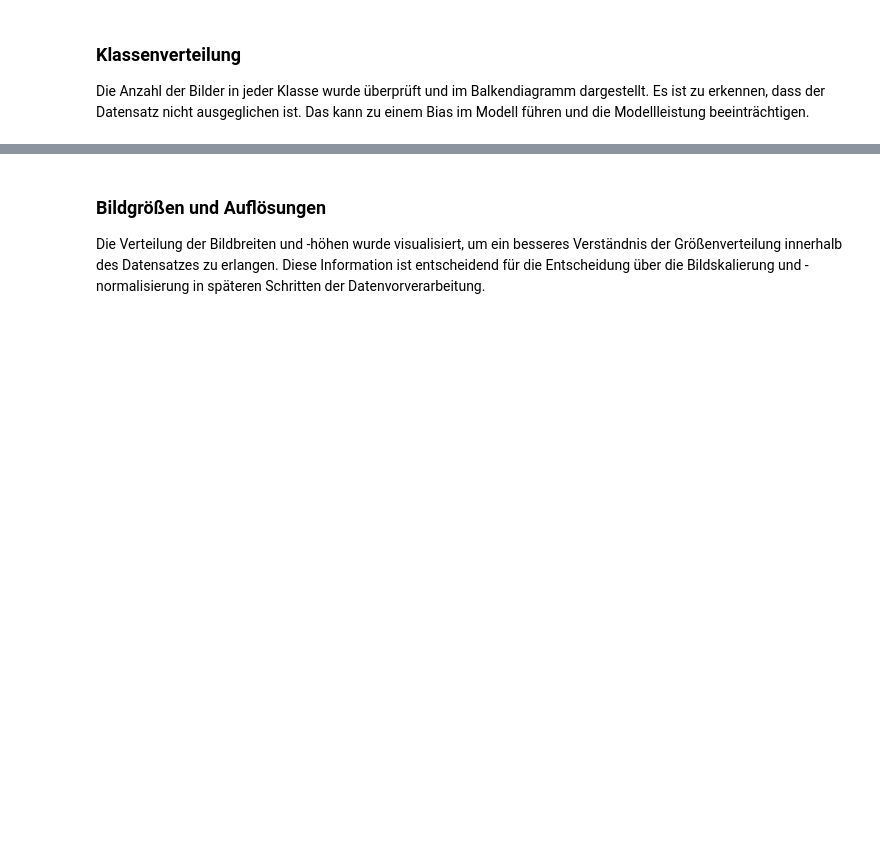
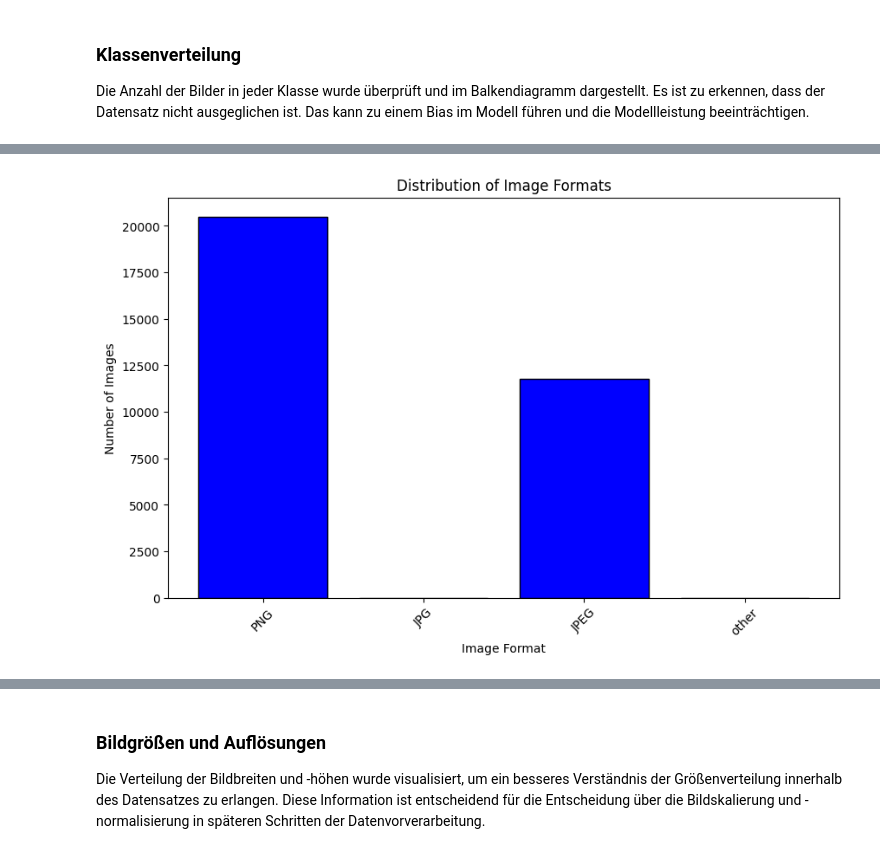
Before and after one commit to LeonHenne/NAK-ML, a Jupyter notebook: Sneezy.ipynb, the cells around one changed output, grey strips where cells are left out. Saved outputs shown, nothing was run; the diff lists cells and outputs as text; code cells hidden in the pictures; blank space fills up the shorter version.

```diff
--- a/Sneezy.ipynb
+++ b/Sneezy.ipynb
@@ -255,0 +295,31 @@ plt.show()
+# %%
+import matplotlib.pyplot as plt
+from PIL import Image
+
+def check_file_types():
+  file_format_counts = {'PNG': 0, 'JPG': 0, 'JPEG': 0, 'other': 0}
+
+  # Iterate through the folder_image_data dictionary
+  for folder, data in folder_image_data.items():
+      for img in data['images']:
+          # Extract the image format from the image object
+          img_format = img['format'] if img['format'] else 'other'
+
+          # Update the count based on the image format
+          if img_format in file_format_counts:
+              file_format_counts[img_format] += 1
+          else:
+              file_format_counts['other'] += 1
+
+  # Create a bar plot
+  plt.figure(figsize=(10, 6))
+  plt.bar(file_format_counts.keys(), file_format_counts.values(), color='blue', edgecolor='black')
+  plt.xlabel('Image Format')
+  plt.ylabel('Number of Images')
+  plt.title('Distribution of Image Formats')
+  plt.xticks(rotation=45)
+  plt.show()
+
+check_file_types()
+# %% [output]
+[figure, added]
```
Also changed, not shown: parts of 36 cells of this notebook, 5 other files.
